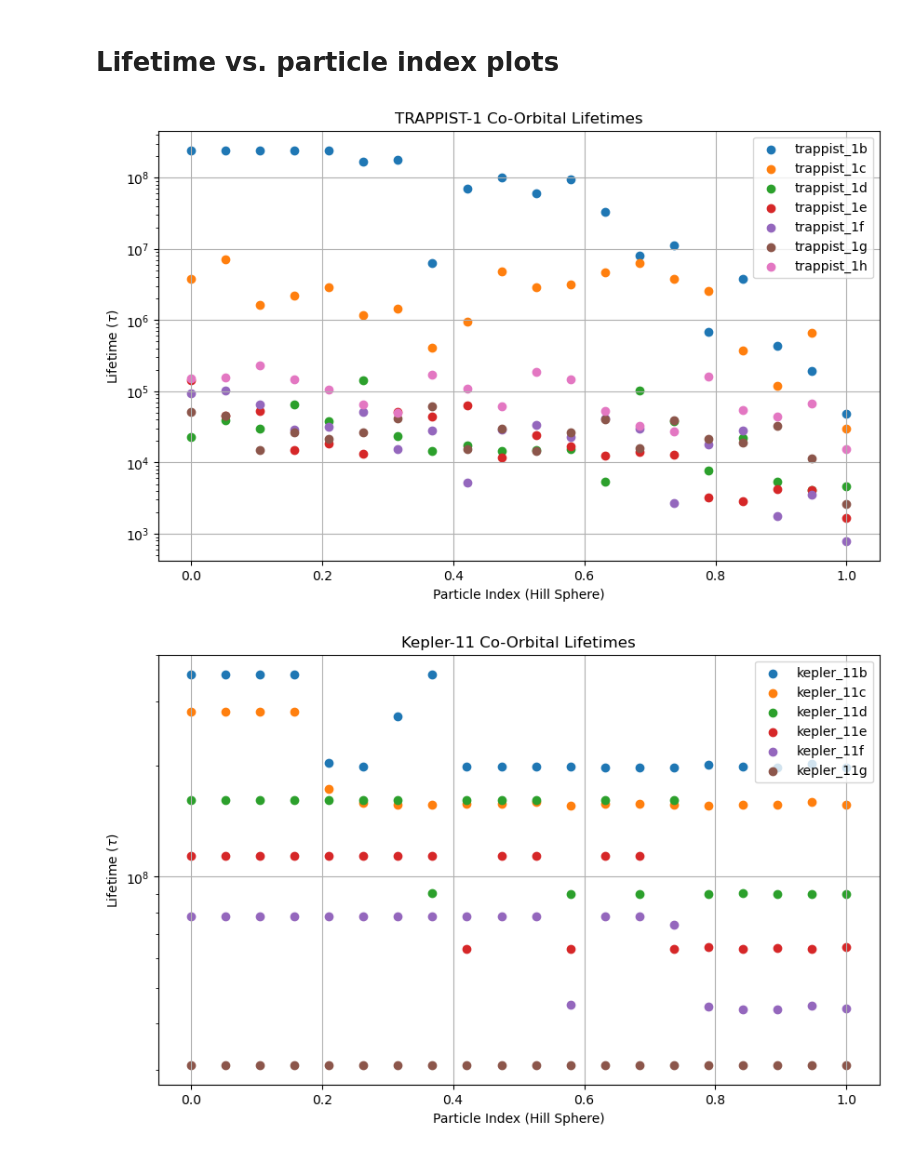
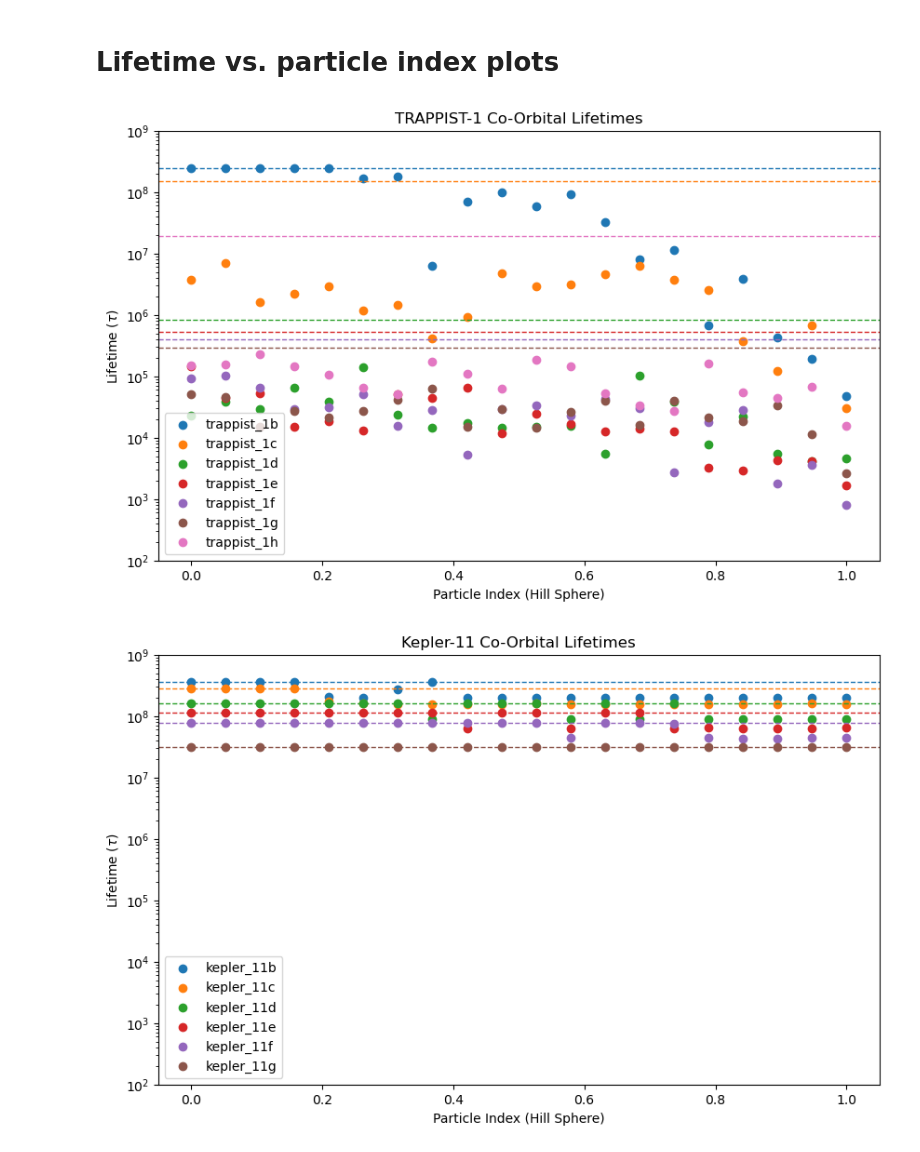
Before and after one commit to mariahjones/orbitals, a Jupyter notebook: lifetime_plots.ipynb, the cells around one changed output. Cells and saved outputs as stored; diff of their text form; code cells hidden in the pictures.

```diff
--- a/lifetime_plots.ipynb
+++ b/lifetime_plots.ipynb
@@ -15,6 +15,8 @@ systems = {
     "Kepler-90": ["kepler_90b.bin", "kepler_90c.bin", "kepler_90i.bin", "kepler_90d.bin", "kepler_90e.bin", "kepler_90f.bin", "kepler_90g.bin", "kepler_90h.bin"],
     "HD-110067": ["hd_110067b.bin", "hd_110067c.bin", "hd_110067d.bin", "hd_110067e.bin", "hd_110067f.bin", "hd_110067g.bin"]
 }
+
+colors = plt.cm.tab10(range(10))
 
 for system_name, filenames in systems.items():
     plt.figure(figsize=(10, 6))  # new figure for each system
@@ -36,6 +38,9 @@ for system_name, filenames in systems.items():
         star_mass = sim.particles[0].m
         N_active = sim.N_active
         N_total = sim.N
+
+        # determine the color for this planet
+        color = colors[index % len(colors)]
 
         # special handling for Kepler-90
         if system_name == "Kepler-90":
@@ -136,35 +141,40 @@ for system_name, filenames in systems.items():
                     # difference in mean_lon
                     difference = abs(coorbital_longitude - planet_longitude)
                     difference = min(difference, 2*np.pi - difference)  # account for periodicity
 
                     # check stability threshold
                     if difference < stability_threshold:
                         stability_time = times[k]
                         normalized_tau = stability_time / planet_period
                         fractional_indices.append(fractional_index)
                         normalized_stability_times.append(normalized_tau)
                         stability_detected = True
                         break  # stop if instability is detected
 
                 if not stability_detected:
                     # assume stability till the end
                     normalized_tau = tmax / planet_period
                     fractional_indices.append(fractional_index)
                     normalized_stability_times.append(normalized_tau)
 
         # extract results for plotting
         if normalized_stability_times and fractional_indices:
             label = filename.replace('.bin', '')
-            plt.scatter(fractional_indices, normalized_stability_times, label=label)
+            plt.scatter(fractional_indices, normalized_stability_times, label=label, color=color)
+
+            # Plot the instability threshold line
+            threshold_tau = tmax / planet_period
+            plt.axhline(y=threshold_tau, color=color, linestyle='--', linewidth=1)
 
     plt.xlabel('Particle Index (Hill Sphere)')
     plt.ylabel(r'Lifetime ($\tau$)')
+    plt.ylim(10**2, 10**9)
     plt.title(f'{system_name} Co-Orbital Lifetimes')
     plt.yscale('log')
-    plt.grid(True)
+    #plt.grid(True)
     plt.legend()
-    #plt.savefig(f'{system_name}_lifetime.png')
+    #plt.savefig(f'{system_name}_lifetime_indicators.png')
     plt.show()
 # %% [output]
-[figure, old version]
+[figure, new version]
-[figure, old version]
+[figure, new version]
```
Also changed, not shown: parts of 1 cell of this notebook, 19 other files.
